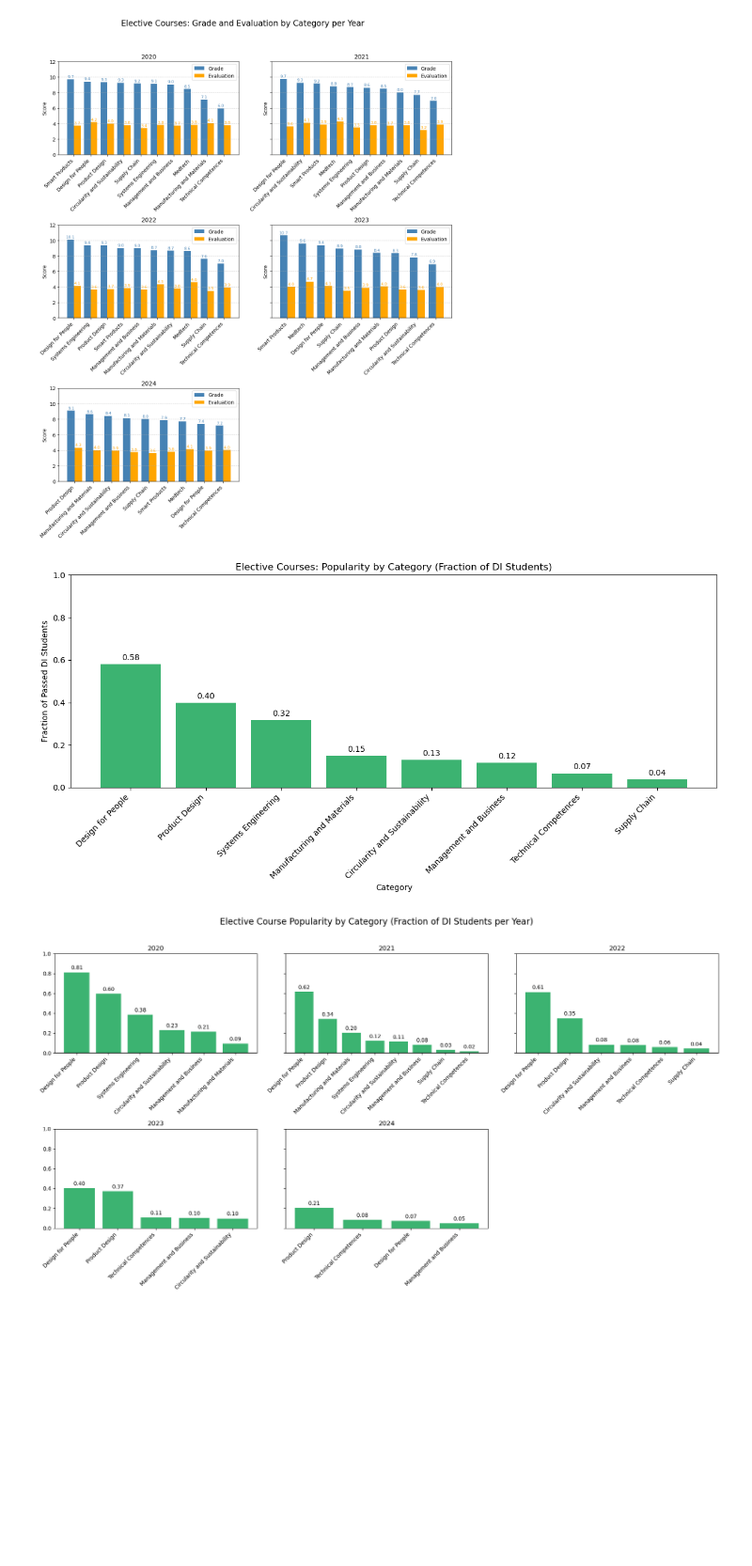
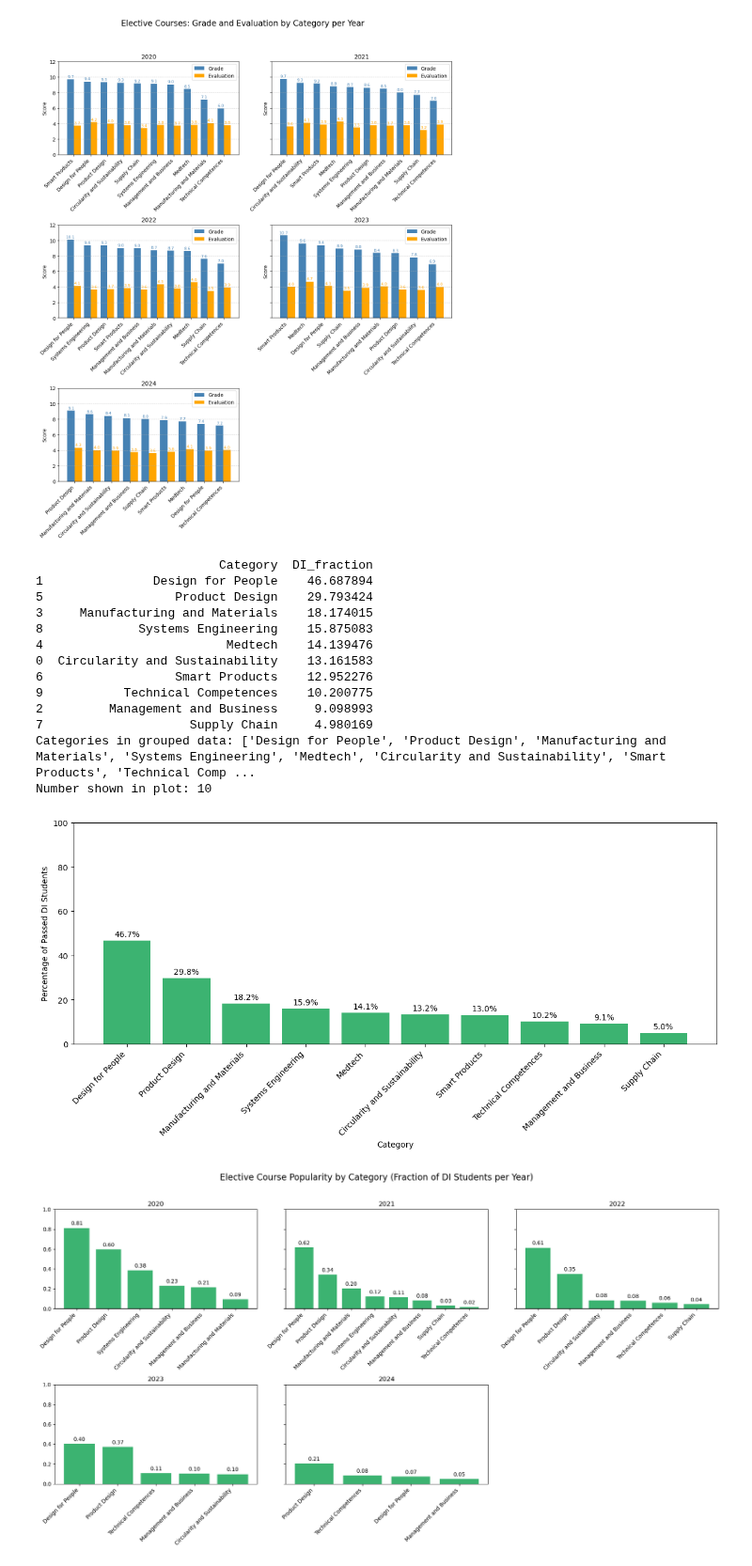
Before and after one commit to Alex-Nielsen-manden/Alex-Nielsen-manden.github.io, a Jupyter notebook: Data load/Final Project B.ipynb, the cells around one changed output. Shown at 94% size. Drawn from its saved outputs; the diff is of its cells as text; code cells hidden in the pictures; blank space fills up the shorter version.

```diff
--- a/Data load/Final Project B.ipynb
+++ b/Data load/Final Project B.ipynb
@@ -722,48 +722,65 @@ plt.show()
 # %%
 # Copy and filter for elective courses
 df_n5 = CD.copy()
 df_n5 = df_n5[df_n5['Course type'] == 'Elective']
 
-# Convert relevant columns to numeric
-df_n5['Passed students'] = pd.to_numeric(df_n5['Passed students'], errors='coerce')
-df_n5['Passed DI students'] = pd.to_numeric(df_n5['Passed DI students'], errors='coerce')
+# Ensure numeric and handle NaNs by filling with 5 where necessary
+df_n5['Passed students'] = pd.to_numeric(df_n5['Passed students'], errors='coerce').fillna(5)
+df_n5['Passed DI students'] = pd.to_numeric(df_n5['Passed DI students'], errors='coerce').fillna(5)
 
-# Drop rows with missing or zero values to avoid division errors
-df_n5 = df_n5.dropna(subset=['Passed students', 'Passed DI students'])
-df_n5 = df_n5[df_n5['Passed students'] > 0]
+# Now set minimum of 5
+df_n5.loc[df_n5['Passed students'] <= 5, 'Passed students'] = 5
+df_n5.loc[df_n5['Passed DI students'] <= 5, 'Passed DI students'] = 5
 
-# Calculate fraction of DI students
-df_n5['DI_fraction'] = df_n5['Passed DI students'] / df_n5['Passed students']
+# Strip category whitespace
+df_n5['Category'] = df_n5['Category'].astype(str).str.strip()
 
-# Handle multi-category courses
-df_n5['Category'] = df_n5['Category'].astype(str).str.split(',')
-df_n5 = df_n5.explode('Category')
-df_n5['Category'] = df_n5['Category'].str.strip()
+# Drop rows where Category is missing or empty
 df_n5 = df_n5[df_n5['Category'].str.lower().isin(['', 'nan', 'none']) == False]
 
-# Compute mean DI fraction by category
+# Calculate DI fraction as percentage
+df_n5['DI_fraction'] = 100 * df_n5['Passed DI students'] / df_n5['Passed students']
+
+# Group and sort
 popularity_by_category = df_n5.groupby('Category')['DI_fraction'].mean().reset_index()
 popularity_by_category = popularity_by_category.sort_values(by='DI_fraction', ascending=False)
 
 # Plot
 plt.figure(figsize=(12, 6))
 bars = plt.bar(popularity_by_category['Category'], popularity_by_category['DI_fraction'], color='mediumseagreen')
 plt.xticks(rotation=45, ha='right')
 plt.ylabel('Fraction of Passed DI Students')
 plt.xlabel('Category')
-plt.title('Elective Courses: Popularity by Category (Fraction of DI Students)')
-plt.ylim(0, 1)
+plt.ylabel('Percentage of Passed DI Students')
+plt.ylim(0, 100)
 
-# Annotate bars with values
+# Annotate bars with percentage values
 for bar in bars:
     height = bar.get_height()
-    plt.annotate(f'{height:.2f}', xy=(bar.get_x() + bar.get_width() / 2, height),
+    plt.annotate(f'{height:.1f}%', xy=(bar.get_x() + bar.get_width() / 2, height),
                  xytext=(0, 3), textcoords="offset points", ha='center', va='bottom')
 
+print(popularity_by_category)
+print("Categories in grouped data:", popularity_by_category['Category'].tolist())
+print("Number shown in plot:", popularity_by_category['Category'].nunique())
 plt.tight_layout()
+plt.savefig("popularity_by_category.png", dpi=300, bbox_inches="tight")
 plt.show()
 # %% [output]
+                         Category  DI_fraction
+1               Design for People    46.687894
+5                  Product Design    29.793424
+3     Manufacturing and Materials    18.174015
+8             Systems Engineering    15.875083
+4                         Medtech    14.139476
+0  Circularity and Sustainability    13.161583
+6                  Smart Products    12.952276
+9           Technical Competences    10.200775
+2         Management and Business     9.098993
+7                    Supply Chain     4.980169
+Categories in grouped data: ['Design for People', 'Product Design', 'Manufacturing and Materials', 'Systems Engineering', 'Medtech', 'Circularity and Sustainability', 'Smart Products', 'Technical Comp ...
+Number shown in plot: 10
-[figure, old version]
+[figure, new version]
 # %%
 # Copy and filter for elective courses
 df_n6 = CD.copy()
```
Also changed, not shown: parts of 2 cells of this notebook, 7 other files.
